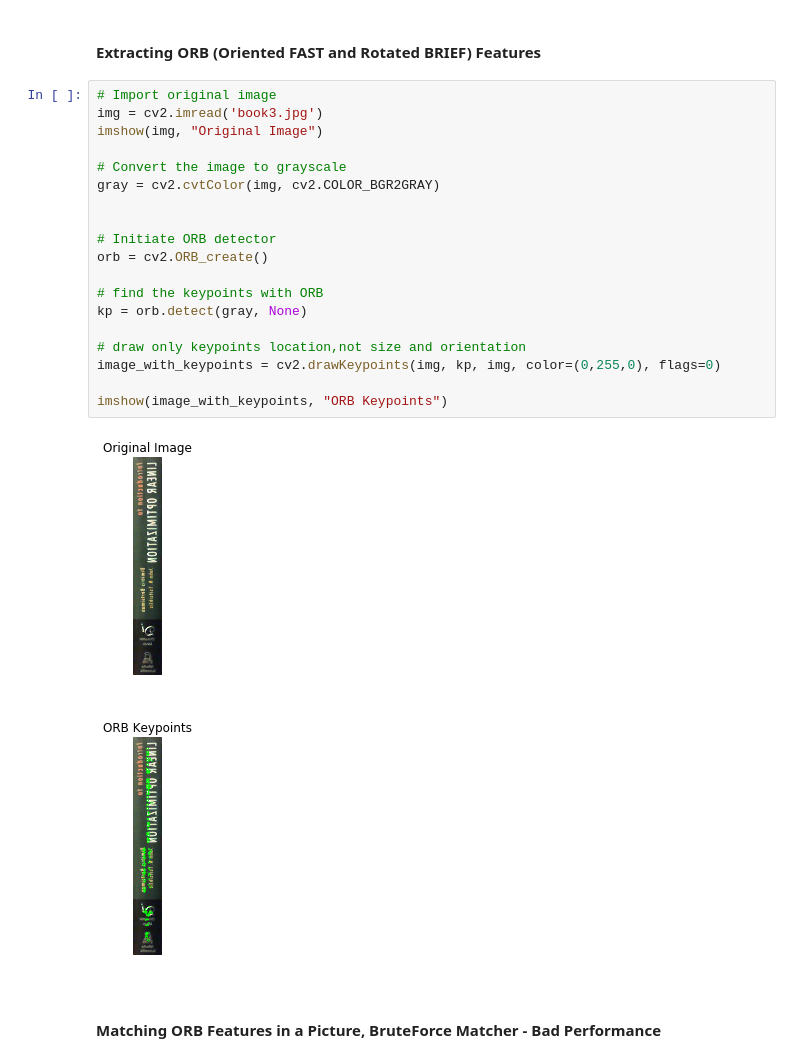
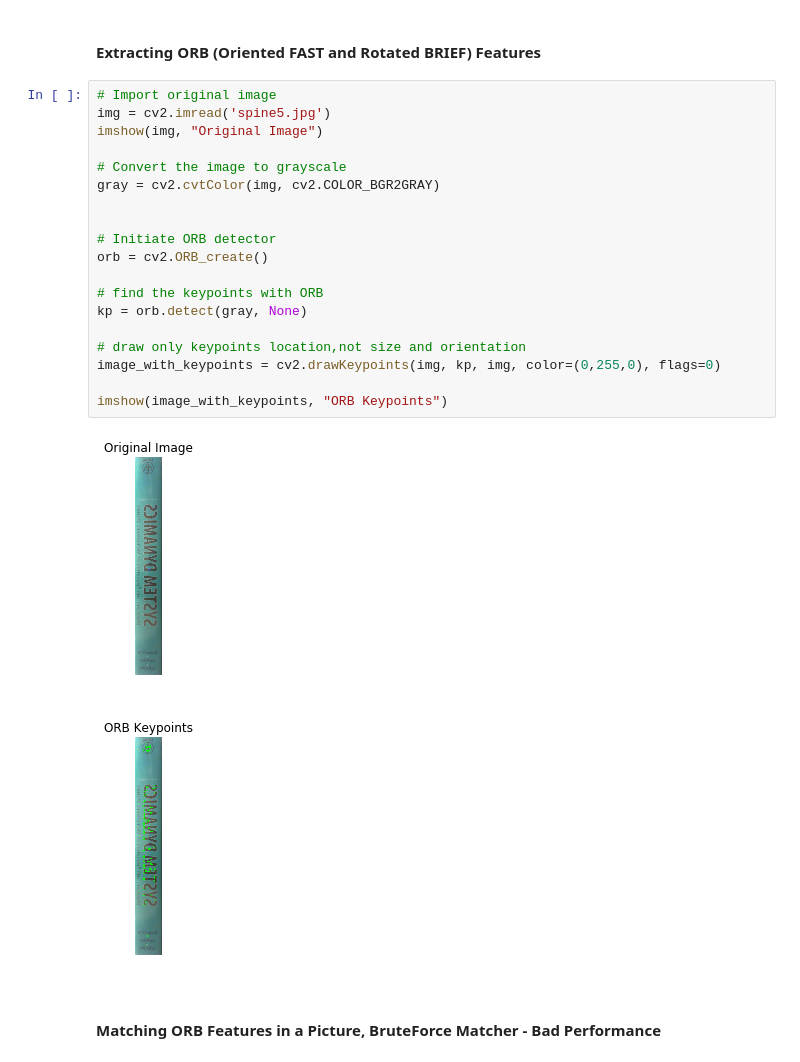
Before and after one commit to buenayerba/augmented-reality-for-book-spines, a Jupyter notebook: Feature_tracking.ipynb, the cells around one changed output. Drawn from its saved outputs; the diff is of its cells as text.

```diff
--- a/Feature_tracking.ipynb
+++ b/Feature_tracking.ipynb
@@ -139,26 +139,26 @@ cv2.waitKey(1) # extra waitKey sometimes needed to close camera window
 #### Extracting ORB (Oriented FAST and Rotated BRIEF) Features
 # %%
 # Import original image
-img = cv2.imread('book3.jpg')
+img = cv2.imread('spine5.jpg')
 imshow(img, "Original Image")
 
 # Convert the image to grayscale
 gray = cv2.cvtColor(img, cv2.COLOR_BGR2GRAY)
 
 
 # Initiate ORB detector
 orb = cv2.ORB_create()
 
 # find the keypoints with ORB
 kp = orb.detect(gray, None)
 
 # draw only keypoints location,not size and orientation
 image_with_keypoints = cv2.drawKeypoints(img, kp, img, color=(0,255,0), flags=0)
 
 imshow(image_with_keypoints, "ORB Keypoints")
 # %% [output]
-[figure, old version]
+[figure, new version]
-[figure, old version]
+[figure, new version]
 # %% [markdown]
 #### Matching ORB Features in a Picture, BruteForce Matcher - Bad Performance
 # %%
```
Also changed, not shown: parts of 6 cells of this notebook, 11 other files.
